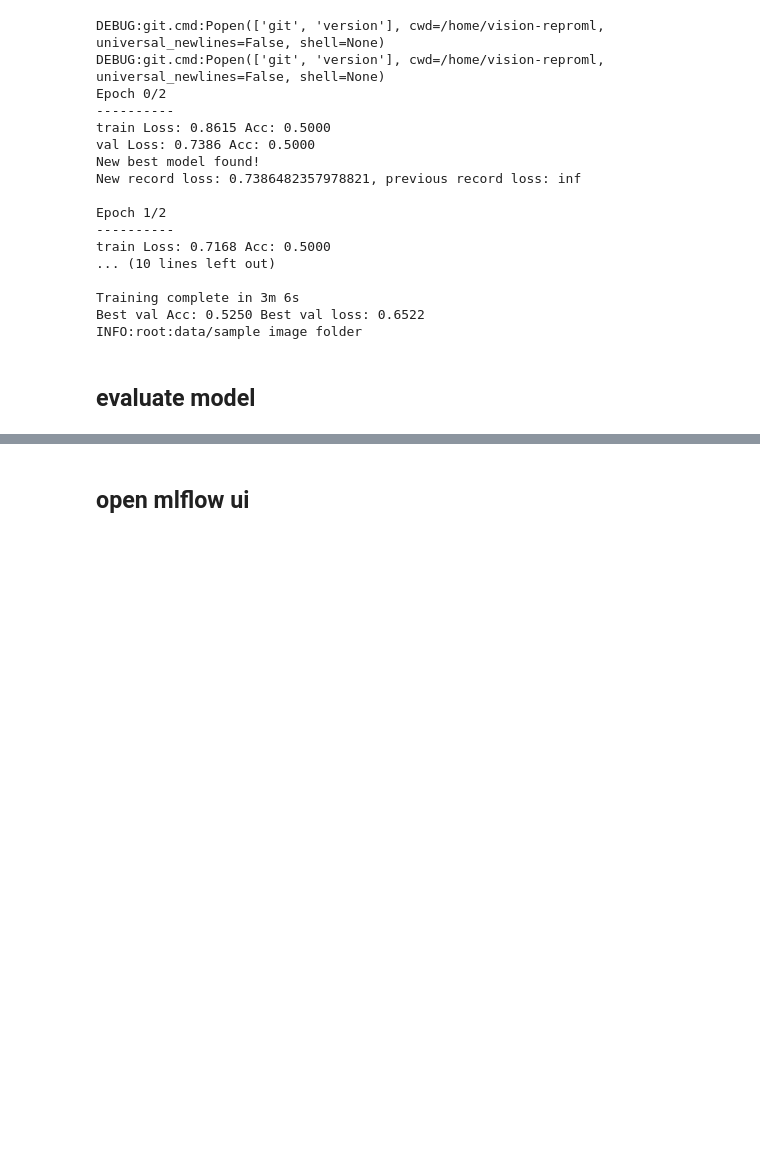
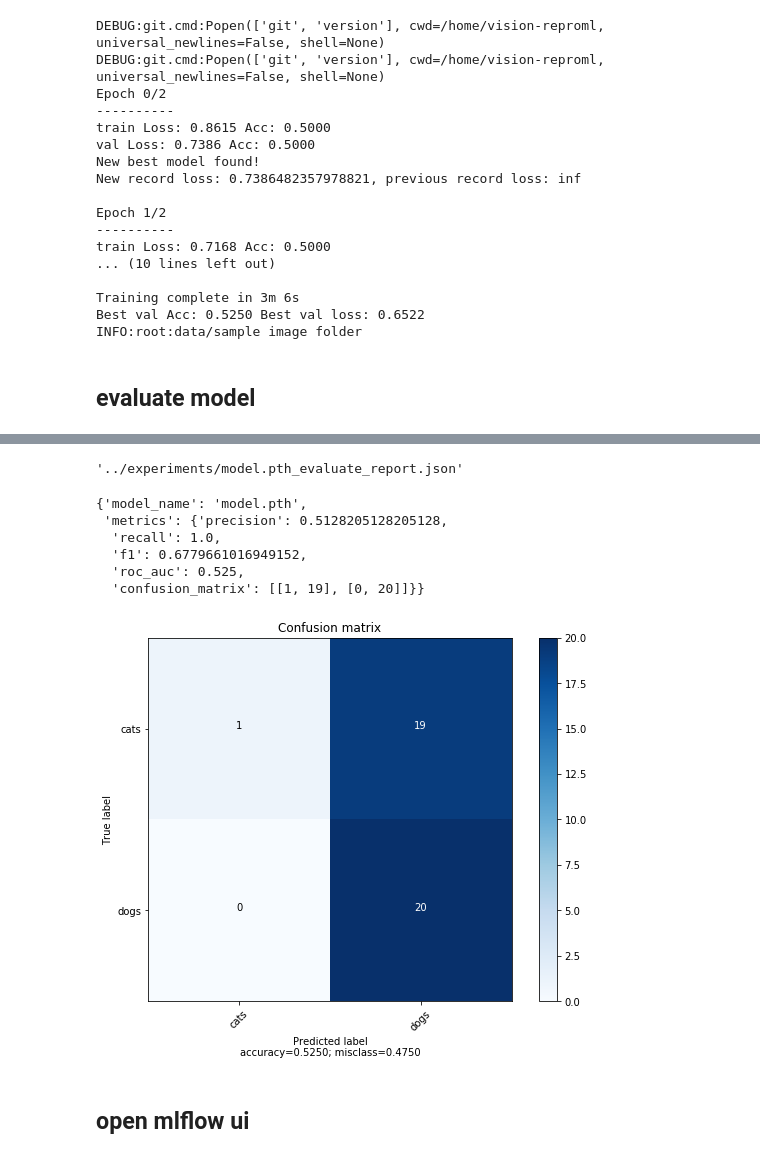
Before and after one commit to mnrozhkov/vision-reproml, a Jupyter notebook: notebooks/catsanddogs.ipynb, the cells around one changed output, grey strips where cells are left out. Drawn from its saved outputs; the diff is of its cells as text; code cells hidden in the pictures; blank space fills up the shorter version.

```diff
--- a/notebooks/catsanddogs.ipynb
+++ b/notebooks/catsanddogs.ipynb
@@ -52,3 +118,26 @@ INFO:root:data/sample image folder
+# %%
+evaluate_report_fn = os.path.join('..', config['report']['reports_folder'], '{}_evaluate_report.json'.format(config['model']['model_name']))
+evaluate_report_fn
+# %% [output]
+'../experiments/model.pth_evaluate_report.json'
+# %%
+evaluate_report = yaml.load(open(evaluate_report_fn))
+evaluate_report
+# %% [output]
+{'model_name': 'model.pth',
+ 'metrics': {'precision': 0.5128205128205128,
+  'recall': 1.0,
+  'f1': 0.6779661016949152,
+  'roc_auc': 0.525,
+  'confusion_matrix': [[1, 19], [0, 20]]}}
+# %%
+plot_confusion_matrix(
+    np.array(evaluate_report['metrics']['confusion_matrix']),
+    target_names=test_dataset.classes,
+    normalize=False
+)
+# %% [output]
+[figure, added]
 # %% [markdown]
 ## open mlflow ui
 # %% [markdown]
```
Also changed, not shown: parts of 10 cells of this notebook, 1 other file.
